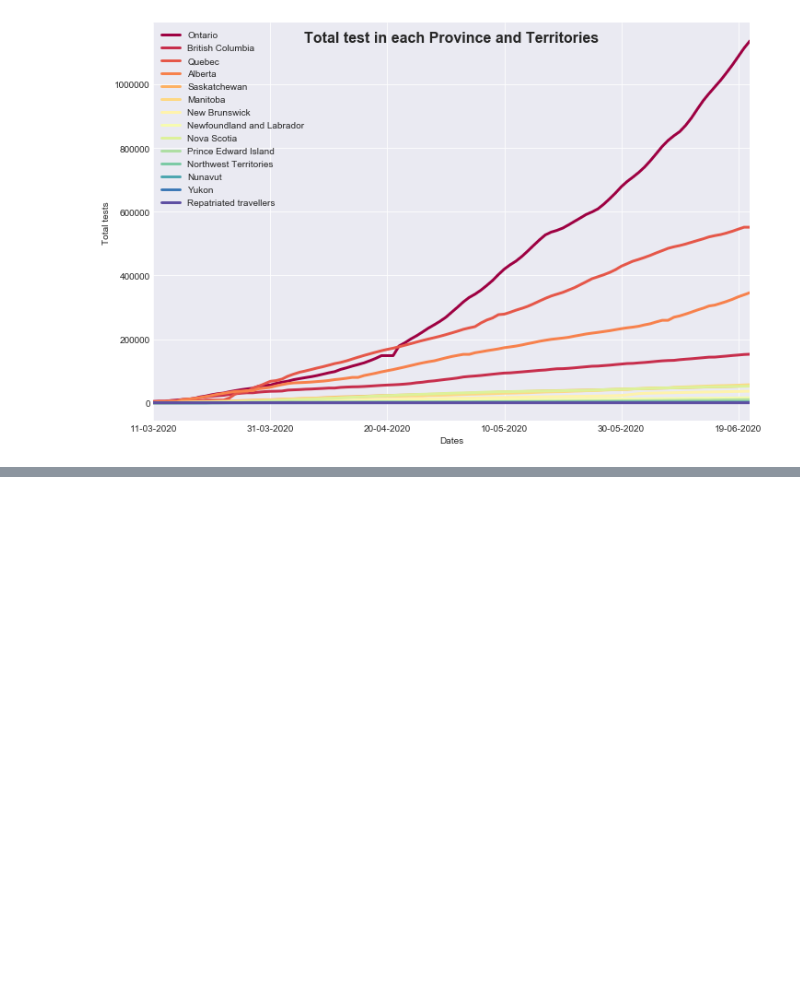
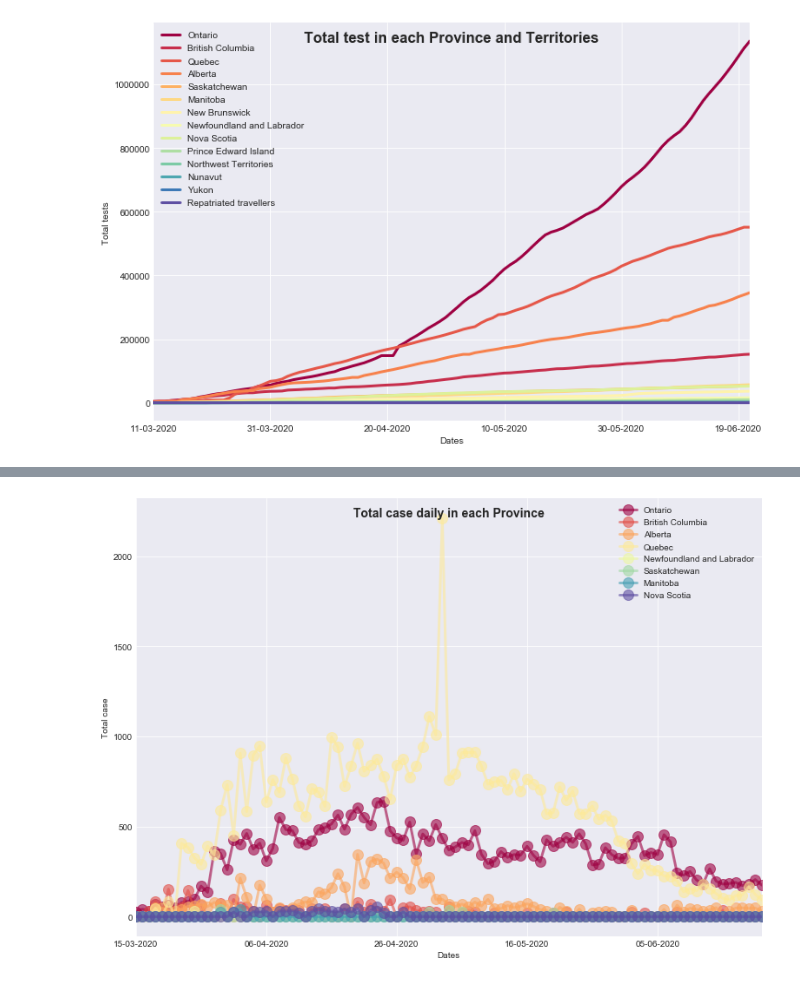
Before and after one commit to fsafarlou/Covid-project, a Jupyter notebook: covid-19.ipynb, the cells around one changed output, grey strips where cells are left out. Cells and saved outputs as stored; diff of their text form; code cells hidden in the pictures; blank space fills up the shorter version.

```diff
--- a/covid-19.ipynb
+++ b/covid-19.ipynb
@@ -185,4 +106,0 @@ fig.show()
-# %%
-df=df[df.prname == 'Quebec']
-fig = px.line(df, x = 'date', y = 'numtotal', title='nothing')
-fig.show()
@@ -190,0 +109,4 @@ fig.show()
+# %%
+# Keeping a cutoff of 20 so that Provinces whose cases a day is more than 20 will be plotted
+my_numtoday_list = df[df["numtoday"]>20]
+my_numtoday_list.head()
@@ -190,0 +121,13 @@ fig.show()
+# %%
+graph_daily_df = pd.DataFrame()
+
+for province in my_numtoday_list["prname"].unique():
+#     print(province)
+    region_df = my_numtoday_list.copy()[my_numtoday_list["prname"]==province]
+    region_df.set_index("date", inplace=True)
+    region_df[f"{province}"] = region_df["numtoday"]
+
+    if graph_daily_df.empty:
+        graph_daily_df = region_df[[f"{province}"]]
+    else:
+        graph_daily_df = graph_daily_df.join(region_df[f"{province}"])
@@ -190,0 +144,4 @@ fig.show()
+# %%
+# Filling zeros in place of NaN
+graph_daily_df_new = graph_daily_df.fillna(0)
+graph_daily_df_new.head()
@@ -190,0 +156,10 @@ fig.show()
+# %%
+fig = plt.figure(figsize=(10,7))
+ax = fig.add_axes([0,0,1,1])
+graph_daily_df_new.plot(lw=3,cmap="Spectral",marker='o',ms=12,alpha=0.6,ax=ax)
+fig.suptitle("Total case daily in each Province", fontsize=14, fontweight="bold")
+ax.set(xlabel="Dates",
+      ylabel="Total case")
+ax.legend(loc=0).set_visible(True)
+# %% [output]
+[figure, added]
```
Also changed, not shown: parts of 16 cells of this notebook, 1 other file.
